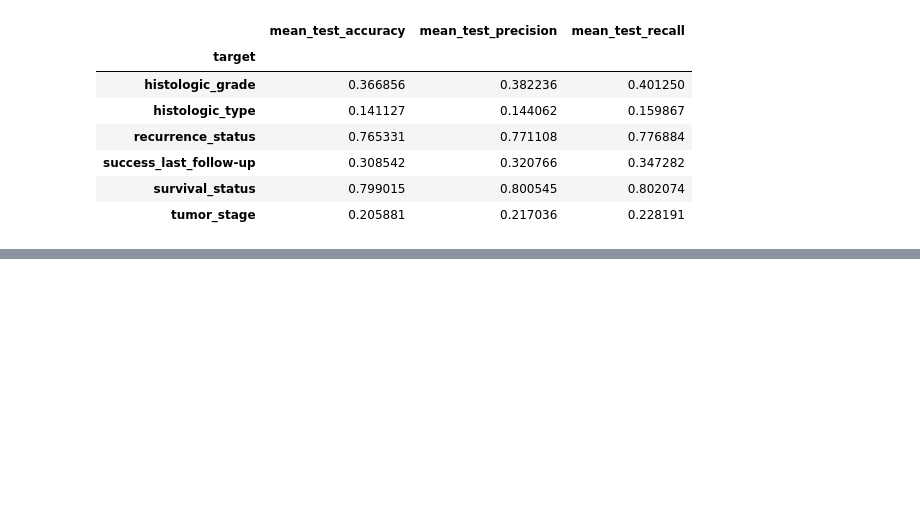
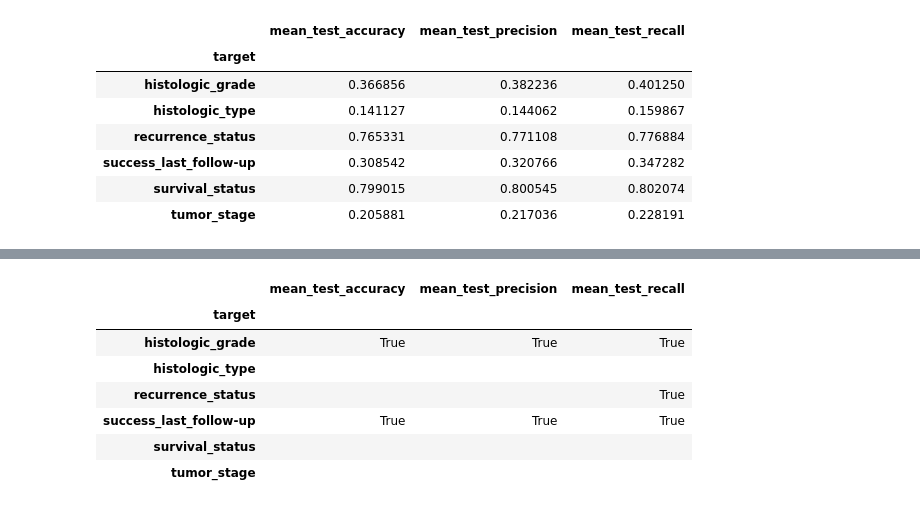
Before and after one commit to caleb-lindgren/deltaCorrML, a Jupyter notebook: mlp.ipynb, the cells around one changed output, grey strips where cells are left out. Drawn from its saved outputs; the diff is of its cells as text; code cells hidden in the pictures; blank space fills up the shorter version.

```diff
--- a/mlp.ipynb
+++ b/mlp.ipynb
@@ -353,0 +438,13 @@ optimized_scores_list[3]
+# %%
+optimized_scores_list[0].columns = ["mean_test_accuracy", "mean_test_precision", "mean_test_recall"]
+# %%
+(optimized_scores_list[1] > optimized_scores_list[0]).replace(False, "")
+# %% [output]
+|  | mean_test_accuracy | mean_test_precision | mean_test_recall |
+| target |  |  |  |
+| histologic_grade | True | True | True |
+| histologic_type |  |  |  |
+| recurrence_status |  |  | True |
+| success_last_follow-up | True | True | True |
+| survival_status |  |  |  |
+| tumor_stage |  |  |  |
```
Also changed, not shown: parts of 33 cells of this notebook, 4 other files.
